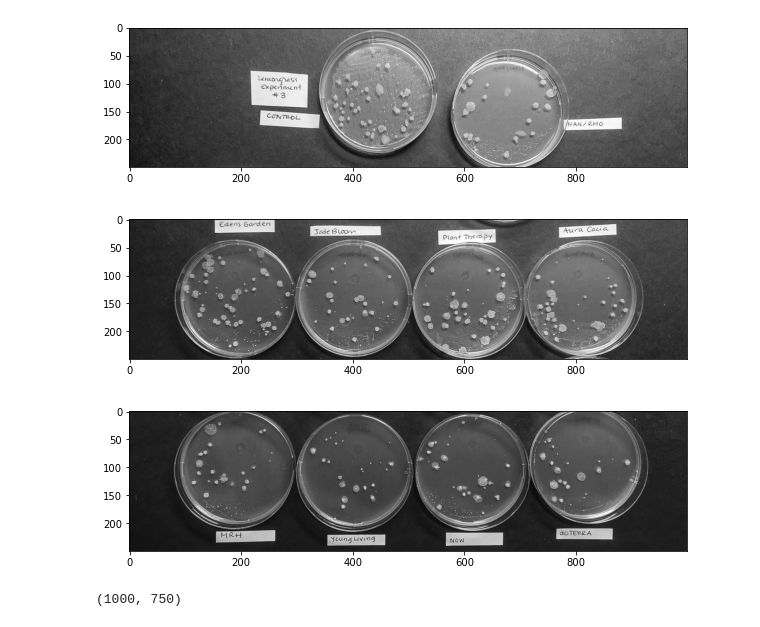
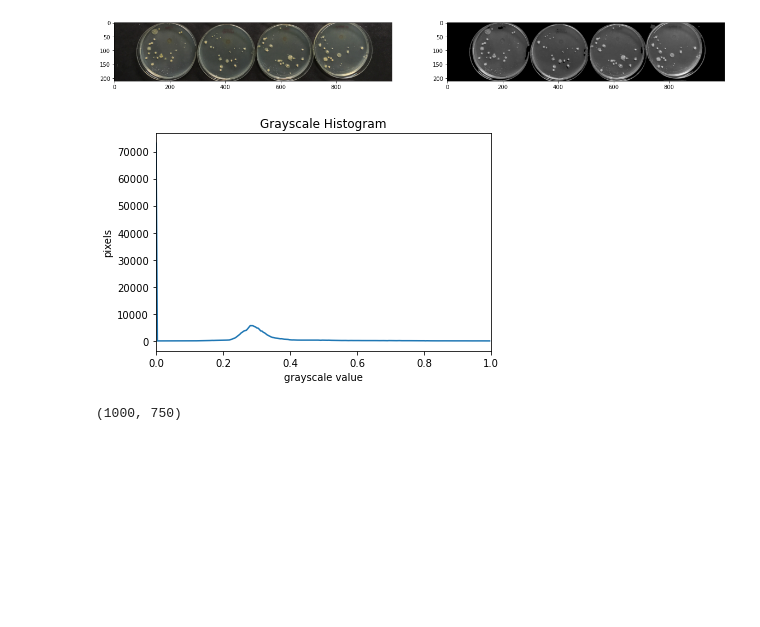
Before and after one commit to T-Wisse/Casimir-programming, a Jupyter notebook: current_S.ipynb, the cells around one changed output. Drawn from its saved outputs; the diff is of its cells as text; code cells hidden in the pictures; blank space fills up the shorter version.

Commit message:
histogram added

```diff
--- a/current_S.ipynb
+++ b/current_S.ipynb
@@ -4,8 +4,8 @@
 from PIL import Image
 from PIL import ImageOps
 
-im = Image.open('results_L3.jpg')
-img = ImageOps.grayscale(im)
+img = Image.open('results_L3.jpg')
+#img = ImageOps.grayscale(im)
 # img.save('greyscale.png')
 
 import imageio
@@ -24,39 +24,88 @@ top = 0
 right = w
 bottom = h/3
 
 
 img_1 = img.crop((left, top, right, bottom))
 
 left = 0
 top = h/3
 right = w
 bottom = 2*h/3
 
 
 img_2 = img.crop((left, top, right, bottom))
 
 
 left = 0
 top = 2*h/3
 right = w
-bottom = h-
+bottom = h-40
 
 
 img_3 = img.crop((left, top, right, bottom))
 # Shows the image in image viewer
 #img1.show()
 
-fig, (ax1, ax2, ax3) = plt.subplots(3,1, figsize=(10, 10))
+fig, (ax1, ax2) = plt.subplots(1,2, figsize=(20, 20))
 
-ax1.imshow(img_1, cmap='gray')
-ax2.imshow(img_2, cmap='gray')
-ax3.imshow(img_3, cmap='gray')
+#ax1.imshow(img_1, cmap='gray')
+#ax2.imshow(img_2, cmap='gray')
+#ax3.imshow(img_3, cmap='gray')
 
 
 
 img_3.save('lowest_row.png')
+
+
+import sys
+import numpy as np
+import skimage.color
+import skimage.filters
+import skimage.io
+import skimage.viewer
+
+# get filename, sigma, and threshold value from command line
+filename = 'lowest_row.png'
+sigma = 1
+t = 0.6
+
+image = skimage.io.imread(fname=filename, as_gray=True)
+
+# blur and grayscale before thresholding
+#blur = skimage.color.rgb2gray(image)
+blur = skimage.filters.gaussian(blur, sigma)
+
+# perform inverse binary thresholding
+t = skimage.filters.threshold_otsu(blur)
+mask = blur > t
+
+# use the mask to select the "interesting" part of the image
+sel = np.zeros_like(image)
+sel[mask] = image[mask]
+
+# save binary image; first find beginning of file extension
+dot = filename.index(".")
+binary_file_name = filename[:dot] + "-binary" + filename[dot:]
+skimage.io.imsave(fname=binary_file_name, arr=skimage.img_as_ubyte(sel))
+
+
+ax1.imshow(img_3, cmap='gray')
+ax2.imshow(sel, cmap='gray')
+
+
+histogram, bin_edges = np.histogram(sel, bins=256, range=(0, 1))
+
+plt.figure()
+plt.title("Grayscale Histogram")
+plt.xlabel("grayscale value")
+plt.ylabel("pixels")
+plt.xlim([0.0, 1.0])  # <- named arguments do not work here
+
+plt.plot(bin_edges[0:-1], histogram)  # <- or here
+plt.show()
 # %% [output]
-[figure, old version]
+[figure, new version]
+[figure, added]
 # %%
 # %% [output]
 (1000, 750)
```
Also changed, not shown: 2 other files.
